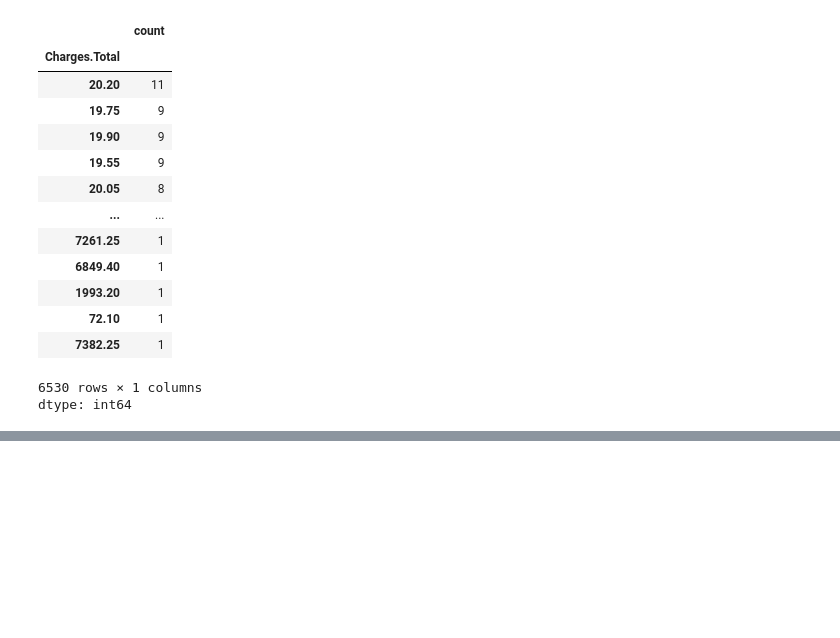
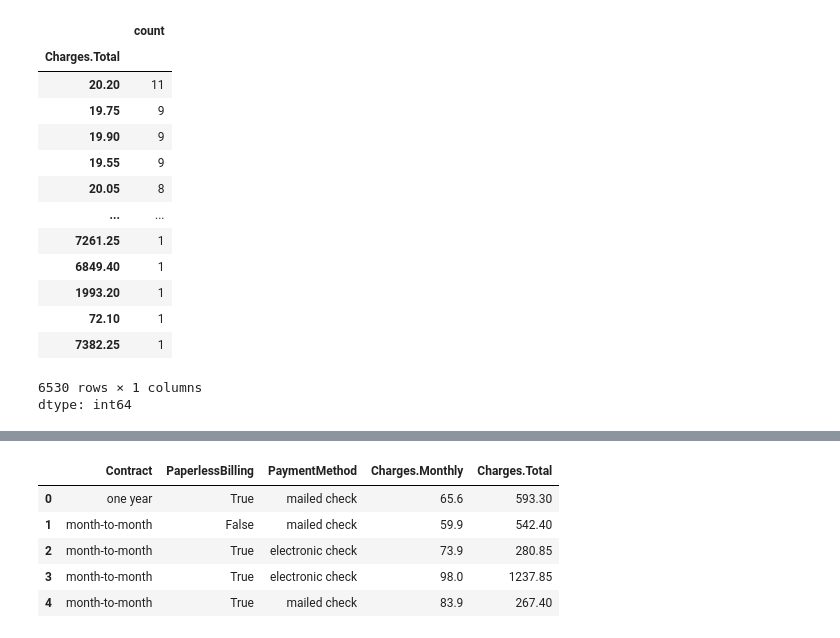
Before and after one commit to donosonahuel/alura-telecom, a Jupyter notebook: Alura_Challenge_Telecom_X.ipynb, the cells around one changed output, grey strips where cells are left out. Saved outputs shown, nothing was run; the diff lists cells and outputs as text; code cells hidden in the pictures; blank space fills up the shorter version.

```diff
--- a/Alura_Challenge_Telecom_X.ipynb
+++ b/Alura_Challenge_Telecom_X.ipynb
@@ -386,0 +455,15 @@ dtype: int64
+# %%
+file_path_data_id = 'data_telecom_dtype.json'
+file_path_cuentas = 'account_telecom_dtype.json'
+# %%
+try:
+    df_clientes_telecom = pd.read_json(file_path_data_id)
+    df_cuentas_telecom = pd.read_json(file_path_cuentas)
+    print("✅ Archivos JSON cargados exitosamente en DataFrames.")
+
+except FileNotFoundError:
+    print(f"❌ Error: Uno o ambos archivos no se encontraron. Asegúrate de que '{file_path_data_id}' y '{file_path_cuentas}' estén en el directorio correcto.")
+    raise
+except Exception as e:
+    print(f"❌ Ocurrió un error inesperado al cargar los archivos: {e}")
+    raise
@@ -386,0 +486,3 @@ dtype: int64
+# %%
+df_cuentas_telecom['Contract'] = df_cuentas_telecom['Contract'].astype('string').str.lower()
+df_cuentas_telecom['PaymentMethod'] = df_cuentas_telecom['PaymentMethod'].astype('string').str.lower()
@@ -386,0 +525,9 @@ dtype: int64
+# %%
+df_cuentas_telecom.head()
+# %% [output]
+|  | Contract | PaperlessBilling | PaymentMethod | Charges.Monthly | Charges.Total |
+| 0 | one year | True | mailed check | 65.6 | 593.30 |
+| 1 | month-to-month | False | mailed check | 59.9 | 542.40 |
+| 2 | month-to-month | True | electronic check | 73.9 | 280.85 |
+| 3 | month-to-month | True | electronic check | 98.0 | 1237.85 |
+| 4 | month-to-month | True | mailed check | 83.9 | 267.40 |
```
Also changed, not shown: parts of 36 cells of this notebook.
